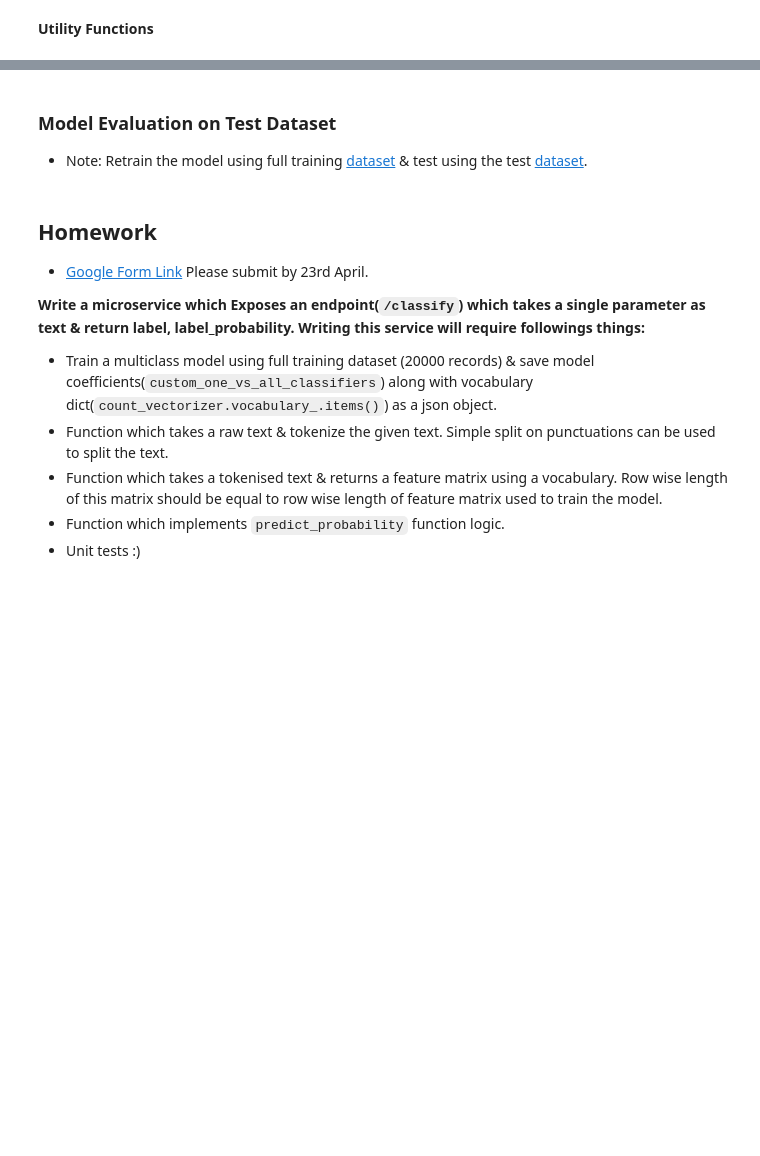
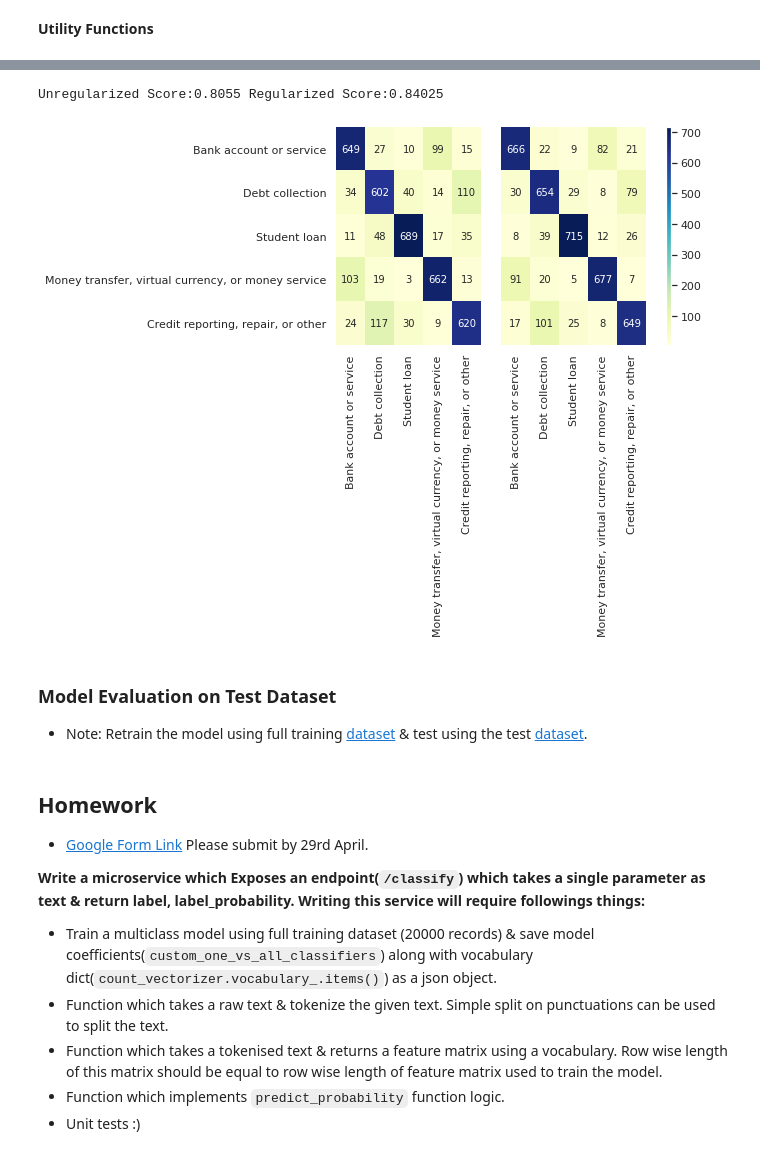
Before and after one commit to pardeep-singh/ml_classroom, a Jupyter notebook: text_classification_using_regularized_logistic_regression/consumer_complaints_classification.ipynb, the cells around one changed output, grey strips where cells are left out. Cells and saved outputs as stored; diff of their text form; code cells hidden in the pictures; blank space fills up the shorter version.

```diff
--- a/text_classification_using_regularized_logistic_regression/consumer_complaints_classification.ipynb
+++ b/text_classification_using_regularized_logistic_regression/consumer_complaints_classification.ipynb
@@ -606,0 +641,7 @@ Sklearn Binary Classifer Accuracy Score: 0.9625
+# %%
+sklearn_multiclass_classifier = LogisticRegression(penalty='none',
+                                                   max_iter=1001,
+                                                   random_state=RANDOM_STATE)
+sklearn_multiclass_classifier.fit(X_train_count_vectorizer, y_train)
+sklearn_multiclass_predictions = sklearn_multiclass_classifier.predict(X_test_count_vectorizer)
+sklearn_conf_matrix = confusion_matrix(y_test, sklearn_multiclass_predictions, labels=y_test.unique())
@@ -607,3 +656,44 @@ Sklearn Binary Classifer Accuracy Score: 0.9625
+# %%
+reg_sklearn_multiclass_classifier = LogisticRegression(penalty='l2',
+                                                       max_iter=1001,
+                                                       random_state=RANDOM_STATE)
+reg_sklearn_multiclass_classifier.fit(X_train_count_vectorizer, y_train)
+reg_sklearn_multiclass_classifier_predictions = reg_sklearn_multiclass_classifier.predict(
+    X_test_count_vectorizer)
+reg_sklearn_conf_matrix = confusion_matrix(
+    y_test,
+    reg_sklearn_multiclass_classifier_predictions,
+    labels=y_test.unique())
+# %%
+print(f'Unregularized Score:{accuracy_score(y_test, sklearn_multiclass_predictions)}',
+      f'Regularized Score:{accuracy_score(y_test, reg_sklearn_multiclass_classifier_predictions)}')
+# %% [output]
+Unregularized Score:0.8055 Regularized Score:0.84025
+# %%
+fig, axs = plt.subplots(ncols=3, gridspec_kw=dict(width_ratios=[6,6,0.2]), figsize=(6,4))
+
+sns.heatmap(sklearn_conf_matrix,
+            cmap='YlGnBu',
+            annot=True,
+            fmt="d",
+            cbar=False,
+            xticklabels=y_test.unique(),
+            yticklabels=y_test.unique(),
+            ax=axs[0])
+
+sns.heatmap(reg_sklearn_conf_matrix,
+            cmap='YlGnBu',
+            annot=True,
+            fmt="d",
+            cbar=False,
+            xticklabels=y_test.unique(),
+            yticklabels=False,
+            ax=axs[1])
+
+fig.colorbar(axs[1].collections[0], cax=axs[2])
+plt.show()
+# %% [output]
+[figure, added]
 # %% [markdown]
 ### Model Evaluation on Test Dataset
 
@@ -611,7 +701,7 @@ Sklearn Binary Classifer Accuracy Score: 0.9625
 # %% [markdown]
 ## Homework
 
-- [Google Form Link](https://forms.gle/qdrRLbikJ3B3NUNv9) Please submit by 23rd April.
+- [Google Form Link](https://forms.gle/qdrRLbikJ3B3NUNv9) Please submit by 29rd April.
 
 **Write a microservice which Exposes an endpoint(`/classify`) which takes a single parameter as text & return label, label_probability. Writing this service will require followings things:**
 
```
Also changed, not shown: parts of 23 cells of this notebook, 1 other file.
